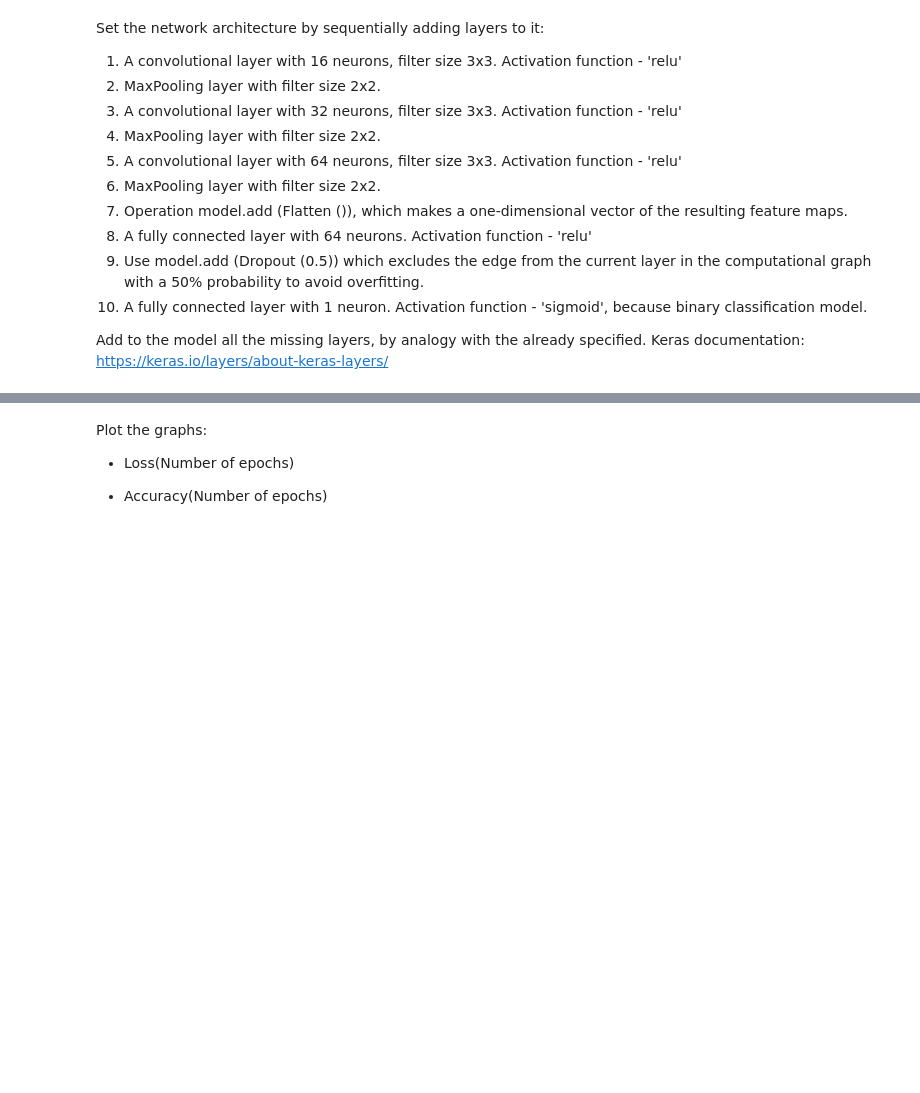
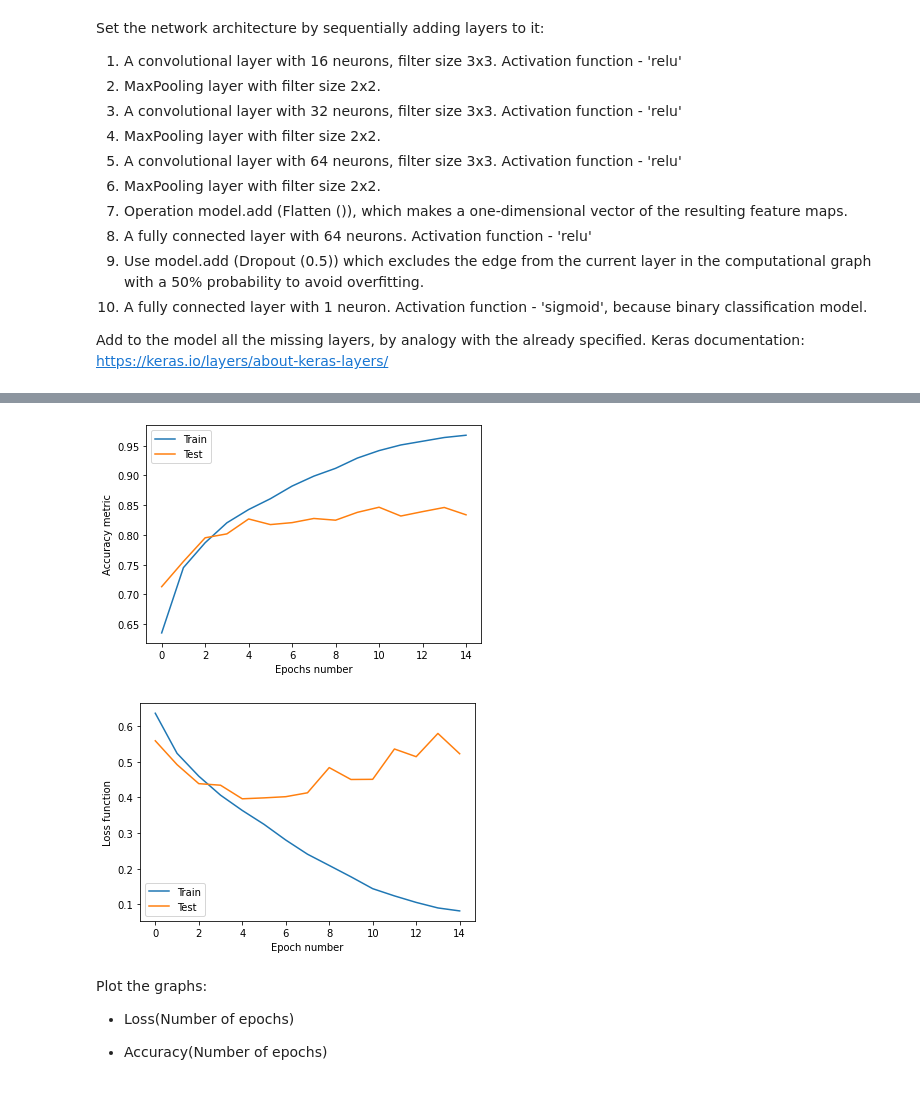
Before and after one commit to PatrykStronski/MachineLearning, a Jupyter notebook: lab5_from_lab.ipynb, the cells around one changed output, grey strips where cells are left out. Cells and saved outputs as stored; diff of their text form; code cells hidden in the pictures; blank space fills up the shorter version.

```diff
--- a/lab5_from_lab.ipynb
+++ b/lab5_from_lab.ipynb
@@ -39,9 +33,10 @@ Mounted at /content/drive/
 # %%
 # Initialize the folders with train, test and validation datasets (in "/My Drive/..." or from your local repository where you have downloaded data):
 
-train = '/content/drive/MyDrive/Cats_and_Dogs/train'
-val =   '/content/drive/MyDrive/Cats_and_Dogs/val'
-test =  '/content/drive/MyDrive/Cats_and_Dogs/test'
+train = './Cats_and_Dogs/train'
+val =   './Cats_and_Dogs/val'
+test =  './Cats_and_Dogs/test'
+custom =  './catsanddogsML'
 
 # The shape of the RGB image
 img_width, img_height, channels = 150, 150, 3 # you can try different sizes
@@ -55,11 +50,13 @@ input_shape = (img_width, img_height, channels)
 # minibatch size
 batch_size = 64
 # train set size
-nb_train_samples = len(f'{train}cats') + len(f'{train}dogs')
+nb_train_samples = 20000
 # validation set size
-nb_validation_samples = len(f'{val}cats') + len(f'{val}dogs')
+nb_validation_samples = 2490
 # test set size
-nb_test_samples = len(f'{test}cats') + len(f'{test}dogs')
+nb_test_samples = 2500
+
+custom_samples = 2
 # %% [markdown]
 ## Prepare the data.
 
@@ -149,10 +171,10 @@ model.compile(loss='binary_crossentropy',
               metrics=['accuracy'])
 # %%
 # use generator for training the model ("fit" method analog)
-model.fit_generator(
+model_fitted = model.fit_generator(
     train_generator,
     steps_per_epoch=nb_train_samples // batch_size,
-    epochs=10,
+    epochs=15,
     validation_data=val_generator,
     validation_steps=nb_validation_samples // batch_size)
 # %% [output]
@@ -187,3 +205,22 @@ Accuracy on test data: 43.75%
+# %%
+import matplotlib.pyplot as plt
+
+plt.plot(model_fitted.history['accuracy'])
+plt.plot(model_fitted.history['val_accuracy'])
+plt.ylabel('Accuracy metric')
+plt.xlabel('Epochs number')
+plt.legend(['Train', 'Test'])
+plt.show()
+
+plt.plot(model_fitted.history['loss'])
+plt.plot(model_fitted.history['val_loss'])
+plt.ylabel('Loss function')
+plt.xlabel('Epoch number')
+plt.legend(['Train', 'Test'])
+plt.show()
+# %% [output]
+[figure, added]
+[figure, added]
 # %% [markdown]
 Plot the graphs:
 
```
Also changed, not shown: parts of 20 cells of this notebook, 1 other file.
